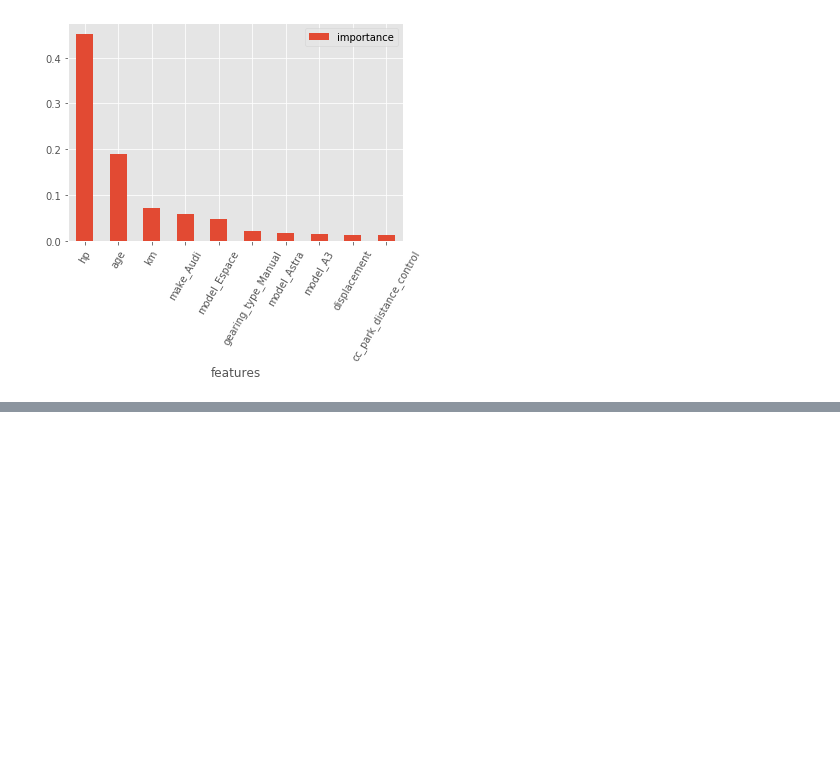
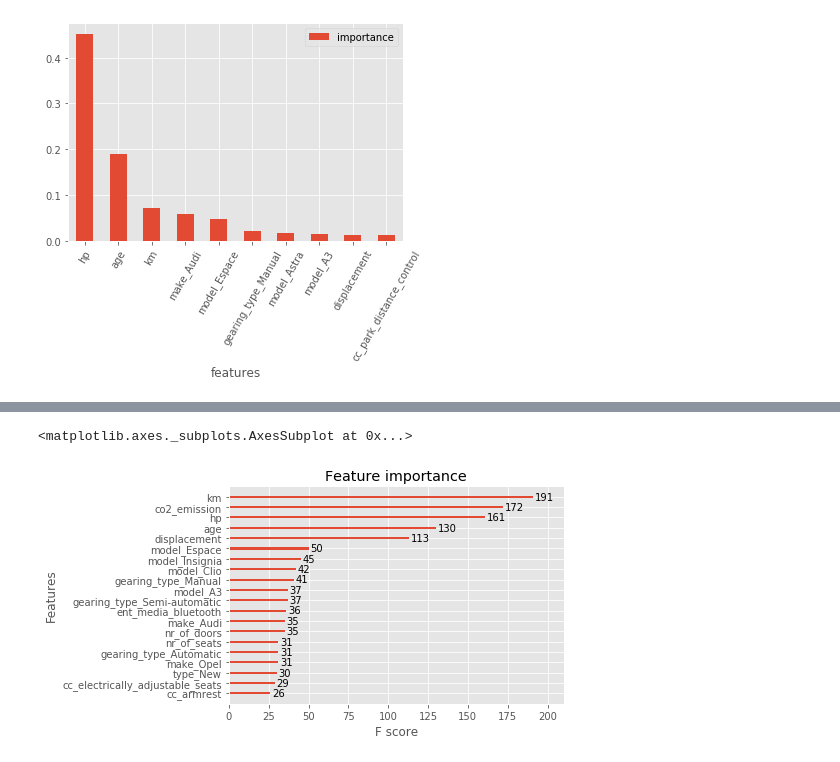
Before and after one commit to kaymal/price-prediction, a Jupyter notebook: trgt/model-final.ipynb, the cells around one changed output, grey strips where cells are left out. Drawn from its saved outputs; the diff is of its cells as text; code cells hidden in the pictures; blank space fills up the shorter version.

```diff
--- a/trgt/model-final.ipynb
+++ b/trgt/model-final.ipynb
@@ -29,6 +31,7 @@ from sklearn.model_selection import cross_val_score
 # %%
 df = pd.read_pickle("autos_golden_20190719.pkl")
 df_clean = pd.read_pickle("autos_clean_golden_20190719.pkl")
+df_missing = pd.read_pickle("autos_missing_golden_20190719.pkl")
 # %%
 df.shape
 # %% [output]
@@ -197,0 +259,7 @@ feature_importance.set_index('features')[:10].plot.bar(rot=60)
+# %%
+# Create features and target (df)
+X_m = df_missing.drop('price', axis = 1) # features
+y_m = df_missing['price'] # target
+
+# Train-test split
+X_train_m, X_test_m, y_train_m, y_test_m = train_test_split(X_m, y_m, test_size = 0.3, random_state=57)
@@ -197,0 +278,5 @@ feature_importance.set_index('features')[:10].plot.bar(rot=60)
+# %%
+xgb.plot_importance(xg_reg, max_num_features=20)
+# %% [output]
+<matplotlib.axes._subplots.AxesSubplot at 0x...>
+[figure, added]
```
Also changed, not shown: parts of 11 cells of this notebook.
